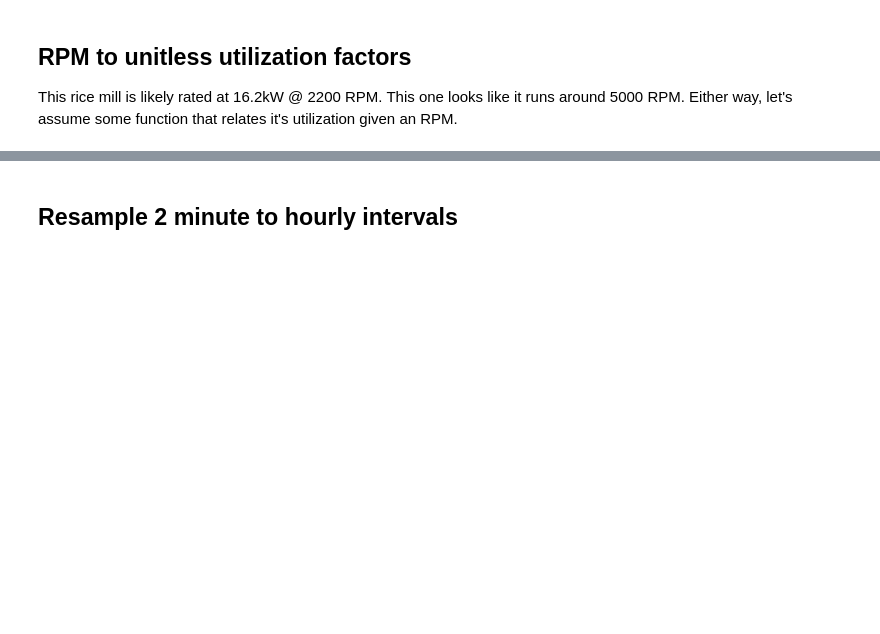
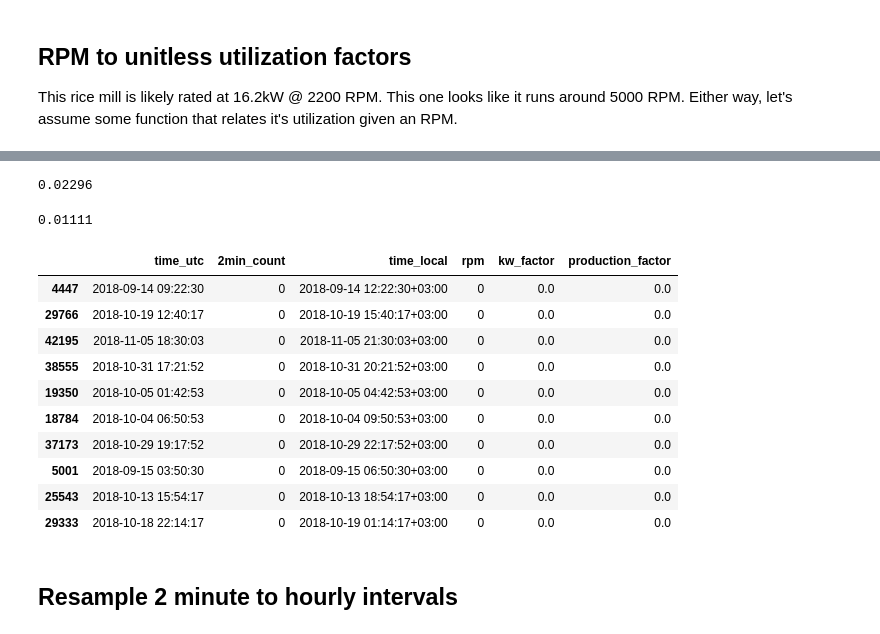
Before and after one commit to RadiantLabs/microgrid-appliance-usage-profile-generators, a Jupyter notebook: usage_profiles/maize_mill_usage_profile.ipynb, the cells around one changed output, grey strips where cells are left out. Saved outputs shown, nothing was run; the diff lists cells and outputs as text; code cells hidden in the pictures; blank space fills up the shorter version.

Commit message:
Update usage profiles so that kw_factor is the fraction of an hour of full utilization
* Change hour_of_year to hour (for app compatibility)
* Change welder to also product a kw_factor

```diff
--- a/usage_profiles/maize_mill_usage_profile.ipynb
+++ b/usage_profiles/maize_mill_usage_profile.ipynb
@@ -80,6 +80,7 @@ sheet_name = 'download (2)'
 output_generator_kw_data_name = 'output/maize_mill_kw_generator_data_1.json'
 output_generator_grain_data_name = 'output/maize_mill_grain_generator_data_1.json'
 output_profile_name = 'output/maize_mill_usage_profile_1.csv'
+full_capacity_rpm = 9000 # most common rpm: 8530 with a broader peak than #2. Eyeballing it to get 9000
 
 # Maize Milling 2
 # excel_file_path = 'inputs/MaizeMilling2_LP_Tanzania 20180710-20180815_UTC.xlsx'
@@ -87,6 +88,7 @@ output_profile_name = 'output/maize_mill_usage_profile_1.csv'
 # output_generator_kw_data_name = 'output/maize_mill_kw_generator_data_2.json'
 # output_generator_grain_data_name = 'output/maize_mill_grain_generator_data_2.json'
 # output_profile_name = 'output/maize_mill_usage_profile_2.csv'
+# full_capacity_rpm = 6200 # most common rpm: 6152 with a fairly narrow peak. Eyeballing it to get to 6200
 # %%
 # Import Excel file, specify the sheet & import it into a Pandas Dataframe.
 # df is short for Pandas DataFrame - it makes it clearer what this datastructure is
@@ -347,0 +298,51 @@ df_measured_2min[30279:30290]
+# %%
+# What we have measured from the mill sensors is revolutions per 2 minutes: `rp2m`. (At this point we've already converted to rpm by dividing it by 2)
+# What we want is the percent that this mill is fully utilized over the course of an hour: `kw_factor`.
+# This will allow us to multiply this factor by the appliance power (nominal power in kW) to get the kW for that hour.
+# This should stay true as long as kW scales linearly with RPM. We can refine later as we get more data.
+
+# We may want to filter very low RPMs out. A slow motor still uses power and mills grain, but I don't know the cutoff
+# Assuming we have already
+def rpm_to_kw_utilization(rpm, full_capacity_rpm):
+    """
+    Convert RPM to a kW utilization factor.
+    This assumes we have already converted the 2-minute revolution count (rp2m) count to 1 minute (rpm)
+    """
+    # Fraction of full capacity over 2 minutes
+    two_min_rpm_full_capacity_fraction = rpm / full_capacity_rpm
+
+    # There are 30 2-minute intervals in an hour
+    intervals_per_hour_count = 30
+
+    # Calculate the fraction of full utilization for the *entire hour* this 2 minute interval
+    # contributes. Then when we resample fromm 2min to 1 hour intervals, these will sum correctly.
+    # This is a little unintuitive - we could divide by 30 after resampling, but then this
+    # calculation is spread out across this notebook and may be more confusing
+    return round(two_min_rpm_full_capacity_fraction / intervals_per_hour_count, 5)
+
+rpm_to_kw_utilization(6200, full_capacity_rpm)
+# %% [output]
+0.02296
+# %%
+# Until we have better data, assume the utilization factors are the same between kW and grain
+# See explanation above
+
+def rpm_to_grain_utilization(rpm, full_capacity_rpm):
+    """
+    Convert RPM to a grain milled utilization factor
+    """
+    # Fraction of full capacity over 2 minutes
+    two_min_rpm_full_capacity_percent = rpm / full_capacity_rpm
+
+    # There are 30 2-minute intervals in an hour
+    intervals_per_hour_count = 30
+
+    # Calculate the fraction of full utilization for the *entire hour* this 2 minute interval
+    # contributes. Then when we resample fromm 2min to 1 hour intervals, these will sum correctly.
+    # This is a little unintuitive - we could divide by 30 after resampling, but then this
+    # calculation is spread out across this notebook and may be more confusing
+    return round(two_min_rpm_full_capacity_percent / intervals_per_hour_count, 5)
+
+rpm_to_grain_utilization(3000, full_capacity_rpm)
+# %% [output]
+0.01111
@@ -348,3 +353,17 @@ df_measured_2min[30279:30290]
+# %%
+df_measured_2min.sample(10)
+# %% [output]
+|  | time_utc | 2min_count | time_local | rpm | kw_factor | production_factor |
+| 4447 | 2018-09-14 09:22:30 | 0 | 2018-09-14 12:22:30+03:00 | 0 | 0.0 | 0.0 |
+| 29766 | 2018-10-19 12:40:17 | 0 | 2018-10-19 15:40:17+03:00 | 0 | 0.0 | 0.0 |
+| 42195 | 2018-11-05 18:30:03 | 0 | 2018-11-05 21:30:03+03:00 | 0 | 0.0 | 0.0 |
+| 38555 | 2018-10-31 17:21:52 | 0 | 2018-10-31 20:21:52+03:00 | 0 | 0.0 | 0.0 |
+| 19350 | 2018-10-05 01:42:53 | 0 | 2018-10-05 04:42:53+03:00 | 0 | 0.0 | 0.0 |
+| 18784 | 2018-10-04 06:50:53 | 0 | 2018-10-04 09:50:53+03:00 | 0 | 0.0 | 0.0 |
+| 37173 | 2018-10-29 19:17:52 | 0 | 2018-10-29 22:17:52+03:00 | 0 | 0.0 | 0.0 |
+| 5001 | 2018-09-15 03:50:30 | 0 | 2018-09-15 06:50:30+03:00 | 0 | 0.0 | 0.0 |
+| 25543 | 2018-10-13 15:54:17 | 0 | 2018-10-13 18:54:17+03:00 | 0 | 0.0 | 0.0 |
+| 29333 | 2018-10-18 22:14:17 | 0 | 2018-10-19 01:14:17+03:00 | 0 | 0.0 | 0.0 |
 # %% [markdown]
 ## Resample 2 minute to hourly intervals
 # %%
```
Also changed, not shown: parts of 17 cells of this notebook, 15 other files.
